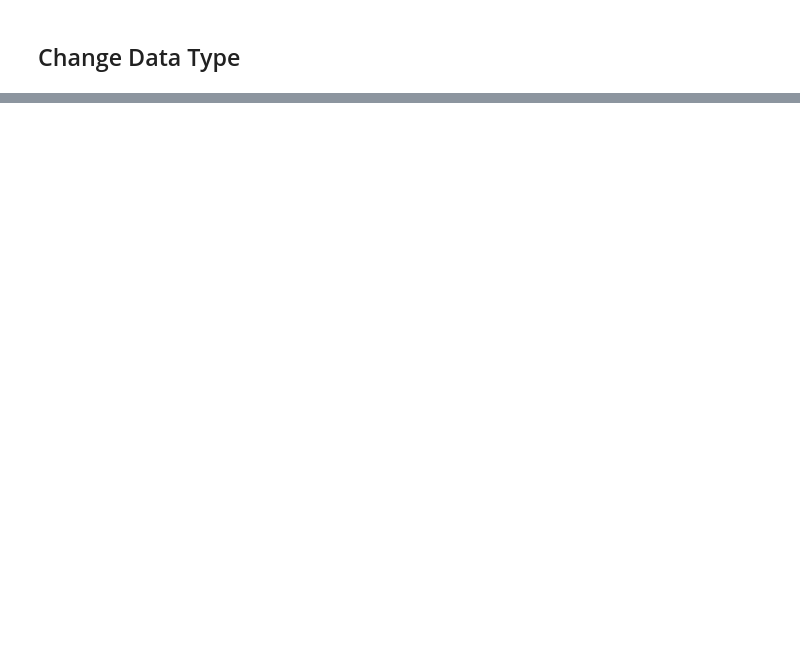
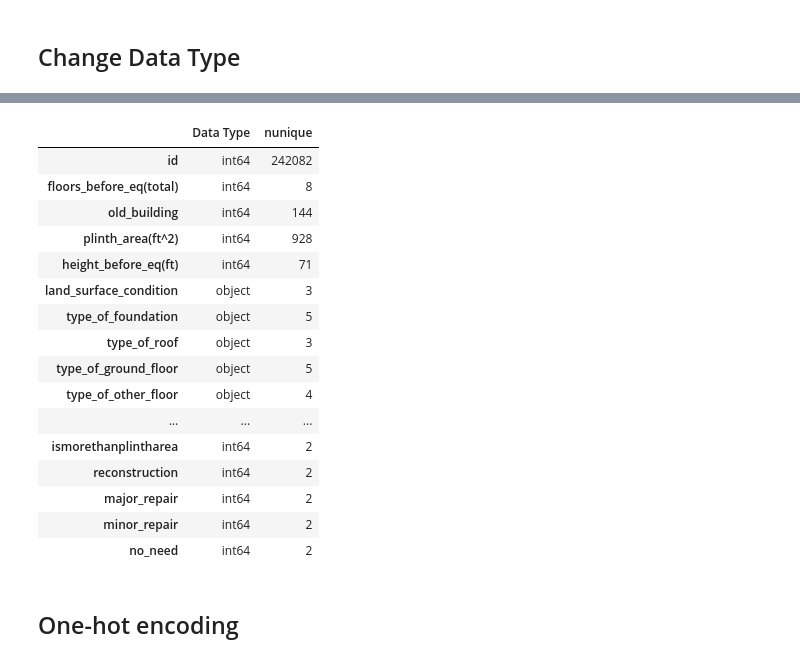
Before and after one commit to elskow/Data-Elims, a Jupyter notebook: 4-FeatureEng/feature_engineering.ipynb, the cells around one changed output, grey strips where cells are left out. Drawn from its saved outputs; the diff is of its cells as text; code cells hidden in the pictures; blank space fills up the shorter version.

```diff
--- a/4-FeatureEng/feature_engineering.ipynb
+++ b/4-FeatureEng/feature_engineering.ipynb
@@ -98,4 +94,16 @@ train_data['no_family_residing'] = train_data['no_family_residing'].astype(int)
 train_data['wall_binding'] = train_data['wall_binding'].astype(int)
 train_data['wall_material'] = train_data['wall_material'].astype(int)
 train_data['damage_grade'] = train_data['damage_grade'].astype(int)
+
+# change into int
+test_data['floors_before_eq(total)'] = test_data['floors_before_eq(total)'].astype(int)
+test_data['old_building'] = test_data['old_building'].astype(int)
+test_data['plinth_area(ft^2)'] = test_data['plinth_area(ft^2)'].astype(int)
+test_data['height_before_eq(ft)'] = test_data['height_before_eq(ft)'].astype(int)
+test_data['position'] = test_data['position'].astype(int)
+test_data['has_secondary_use'] = test_data['has_secondary_use'].astype(int)
+test_data['type_of_reinforcement_concrete'] = test_data['type_of_reinforcement_concrete'].astype(int)
+test_data['no_family_residing'] = test_data['no_family_residing'].astype(int)
+test_data['wall_binding'] = test_data['wall_binding'].astype(int)
+test_data['wall_material'] = test_data['wall_material'].astype(int)
 # %%
@@ -120,0 +131,24 @@ pd.DataFrame(train_data.dtypes, columns=['Data Type'])
+# %%
+df = pd.DataFrame(test_data.dtypes, columns=['Data Type'])
+df['nunique'] = test_data.nunique()
+df
+# %% [output]
+|  | Data Type | nunique |
+| id | int64 | 242082 |
+| floors_before_eq(total) | int64 | 8 |
+| old_building | int64 | 144 |
+| plinth_area(ft^2) | int64 | 928 |
+| height_before_eq(ft) | int64 | 71 |
+| land_surface_condition | object | 3 |
+| type_of_foundation | object | 5 |
+| type_of_roof | object | 3 |
+| type_of_ground_floor | object | 5 |
+| type_of_other_floor | object | 4 |
+| ... | ... | ... |
+| ismorethanplintharea | int64 | 2 |
+| reconstruction | int64 | 2 |
+| major_repair | int64 | 2 |
+| minor_repair | int64 | 2 |
+| no_need | int64 | 2 |
+# %% [markdown]
+## One-hot encoding
```
Also changed, not shown: parts of 9 cells of this notebook, 3 other files.
